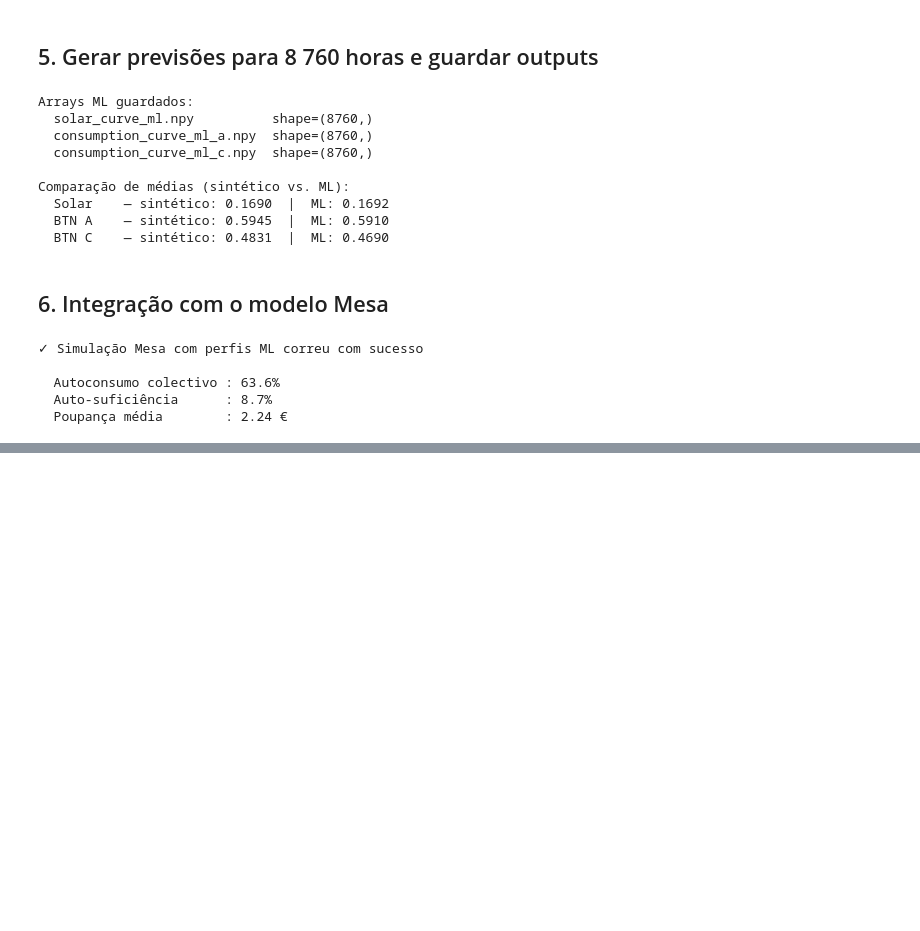
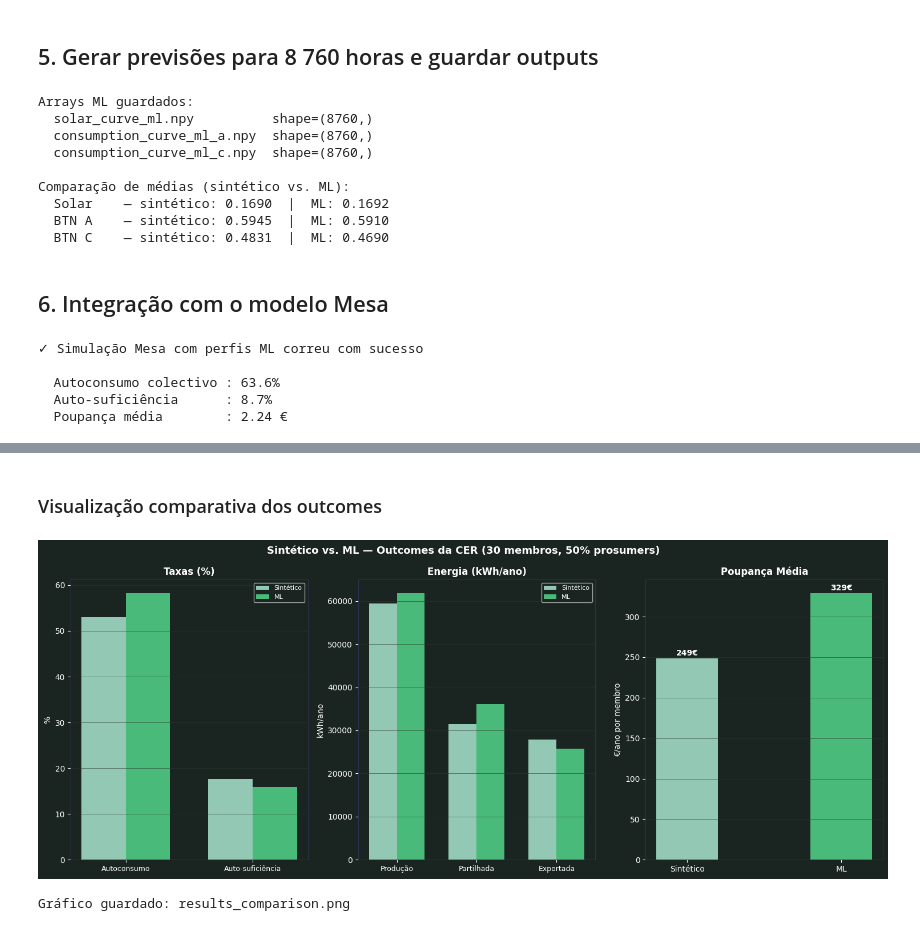
Before and after one commit to GoncaloAlves05/Energy-Community-Model, a Jupyter notebook: notebooks/ml_pipeline.ipynb, the cells around one changed output, grey strips where cells are left out. Drawn from its saved outputs; the diff is of its cells as text; code cells hidden in the pictures; blank space fills up the shorter version.

```diff
--- a/notebooks/ml_pipeline.ipynb
+++ b/notebooks/ml_pipeline.ipynb
@@ -304,0 +378,79 @@ print(f"  Poupança média        : {summary['avg_savings_eur']:.2f} €")
+# %% [markdown]
+### Visualização comparativa dos outcomes
+# %%
+fig, axes = plt.subplots(1, 3, figsize=(15, 6))
+fig.suptitle("Sintético vs. ML — Outcomes da CER (30 membros, 50% prosumers)",
+             fontsize=13, fontweight="bold", color="white")
+fig.patch.set_facecolor("#1a2420")
+
+DARK_BG = "#1a2420"
+COLORS  = {"Sintético": "#A8E6CF", "ML": "#52D68A"}
+
+# Painel 1 — Taxas (autoconsumo e auto-suficiência)
+ax = axes[0]
+ax.set_facecolor(DARK_BG)
+labels = ["Autoconsumo", "Auto-suficiência"]
+vals_s = [summary_synthetic["self_consumption_rate"] * 100,
+          summary_synthetic["self_sufficiency_rate"]  * 100]
+vals_m = [summary_ml["self_consumption_rate"] * 100,
+          summary_ml["self_sufficiency_rate"]  * 100]
+x = np.arange(len(labels))
+w = 0.35
+ax.bar(x - w/2, vals_s, w, label="Sintético", color=COLORS["Sintético"], alpha=0.85)
+ax.bar(x + w/2, vals_m, w, label="ML",        color=COLORS["ML"],        alpha=0.85)
+ax.set_ylabel("%", color="white")
+ax.set_title("Taxas (%)", color="white", fontweight="bold")
+ax.set_xticks(x)
+ax.set_xticklabels(labels, color="white", fontsize=9)
+ax.tick_params(colors="white")
+ax.legend(fontsize=8, facecolor=DARK_BG, labelcolor="white")
+ax.grid(color="#2a3a30", linewidth=0.4, axis="y")
+
+# Painel 2 — Energia (produção, partilha, exportação)
+ax = axes[1]
+ax.set_facecolor(DARK_BG)
+labels2 = ["Produção", "Partilhada", "Exportada"]
+vals_s2 = [summary_synthetic["total_production_kWh"],
+           summary_synthetic["total_shared_kWh"],
+           summary_synthetic["total_grid_export_kWh"]]
+vals_m2 = [summary_ml["total_production_kWh"],
+           summary_ml["total_shared_kWh"],
+           summary_ml["total_grid_export_kWh"]]
+x2 = np.arange(len(labels2))
+ax.bar(x2 - w/2, vals_s2, w, label="Sintético", color=COLORS["Sintético"], alpha=0.85)
+ax.bar(x2 + w/2, vals_m2, w, label="ML",        color=COLORS["ML"],        alpha=0.85)
+ax.set_ylabel("kWh/ano", color="white")
+ax.set_title("Energia (kWh/ano)", color="white", fontweight="bold")
+ax.set_xticks(x2)
+ax.set_xticklabels(labels2, color="white", fontsize=9)
+ax.tick_params(colors="white")
+ax.legend(fontsize=8, facecolor=DARK_BG, labelcolor="white")
+ax.grid(color="#2a3a30", linewidth=0.4, axis="y")
+
+# Painel 3 — Poupança média
+ax = axes[2]
+ax.set_facecolor(DARK_BG)
+vals_s3 = summary_synthetic["avg_savings_eur"]
+vals_m3 = summary_ml["avg_savings_eur"]
+bars = ax.bar(["Sintético", "ML"], [vals_s3, vals_m3],
+              color=[COLORS["Sintético"], COLORS["ML"]], alpha=0.85, width=0.4)
+ax.set_ylabel("€/ano por membro", color="white")
+ax.set_title("Poupança Média", color="white", fontweight="bold")
+ax.tick_params(colors="white")
+ax.grid(color="#2a3a30", linewidth=0.4, axis="y")
+for bar, val in zip(bars, [vals_s3, vals_m3]):
+    ax.text(bar.get_x() + bar.get_width()/2, bar.get_height() + 3,
+            f"{val:.0f}€", ha="center", color="white", fontsize=10, fontweight="bold")
+
+for ax in axes:
+    for spine in ax.spines.values():
+        spine.set_edgecolor("#2e3250")
+
+plt.tight_layout()
+plt.savefig("../results_comparison.png", dpi=150, bbox_inches="tight",
+            facecolor=fig.get_facecolor())
+plt.show()
+print("Gráfico guardado: results_comparison.png")
+# %% [output]
+[figure, added]
+Gráfico guardado: results_comparison.png
```
Also changed, not shown: parts of 2 cells of this notebook.
